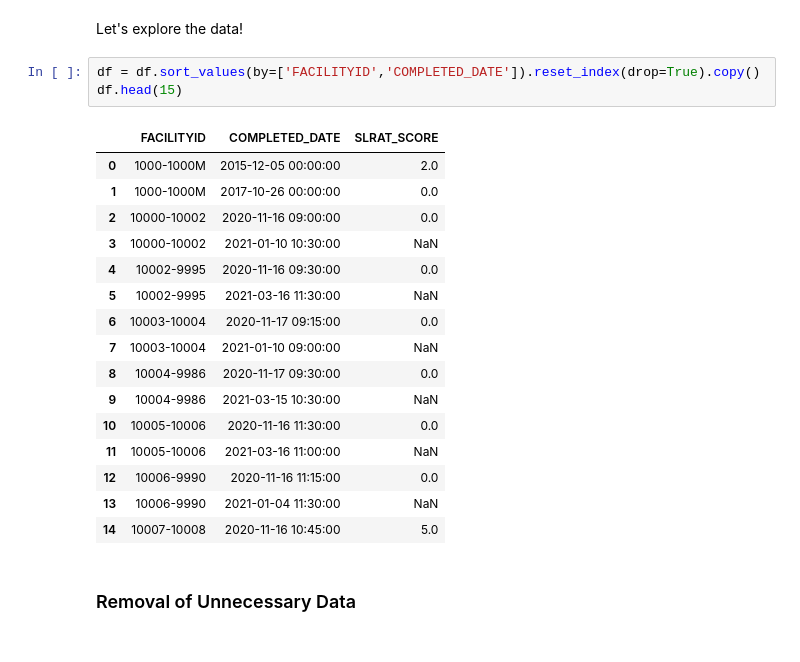
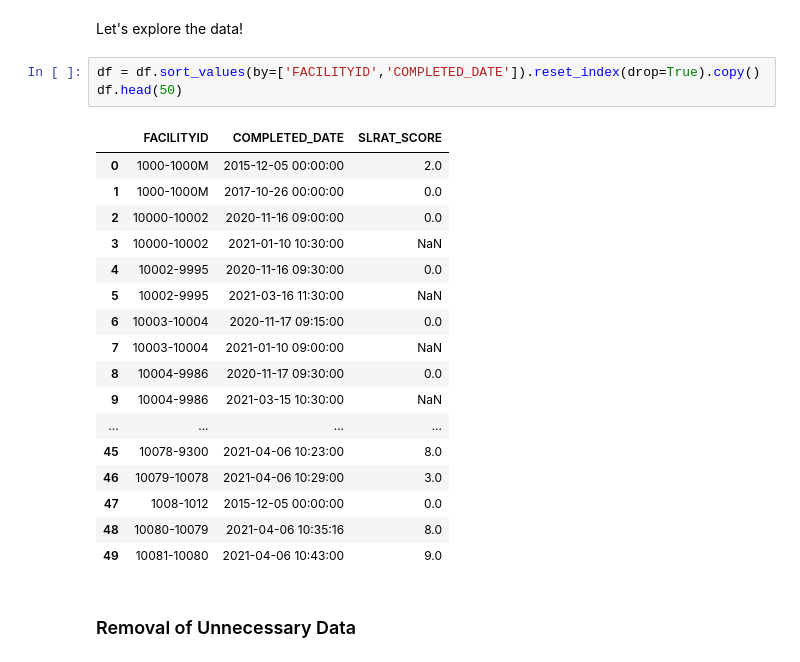
Before and after one commit to sophiasarica/ML-SL-RAT-Score-Prediction-Project, a Jupyter notebook: SL_RAT_EDA.ipynb, the cells around one changed output. Cells and saved outputs as stored; diff of their text form.

```diff
--- a/SL_RAT_EDA.ipynb
+++ b/SL_RAT_EDA.ipynb
@@ -102,24 +102,25 @@ memory usage: 792.5+ KB
 Let's explore the data!
 # %%
 df = df.sort_values(by=['FACILITYID','COMPLETED_DATE']).reset_index(drop=True).copy()
-df.head(15)
+df.head(50)
 # %% [output]
 |  | FACILITYID | COMPLETED_DATE | SLRAT_SCORE |
 | 0 | 1000-1000M | 2015-12-05 00:00:00 | 2.0 |
 | 1 | 1000-1000M | 2017-10-26 00:00:00 | 0.0 |
 | 2 | 10000-10002 | 2020-11-16 09:00:00 | 0.0 |
 | 3 | 10000-10002 | 2021-01-10 10:30:00 | NaN |
 | 4 | 10002-9995 | 2020-11-16 09:30:00 | 0.0 |
 | 5 | 10002-9995 | 2021-03-16 11:30:00 | NaN |
 | 6 | 10003-10004 | 2020-11-17 09:15:00 | 0.0 |
 | 7 | 10003-10004 | 2021-01-10 09:00:00 | NaN |
 | 8 | 10004-9986 | 2020-11-17 09:30:00 | 0.0 |
 | 9 | 10004-9986 | 2021-03-15 10:30:00 | NaN |
-| 10 | 10005-10006 | 2020-11-16 11:30:00 | 0.0 |
-| 11 | 10005-10006 | 2021-03-16 11:00:00 | NaN |
-| 12 | 10006-9990 | 2020-11-16 11:15:00 | 0.0 |
-| 13 | 10006-9990 | 2021-01-04 11:30:00 | NaN |
-| 14 | 10007-10008 | 2020-11-16 10:45:00 | 5.0 |
+| ... | ... | ... | ... |
+| 45 | 10078-9300 | 2021-04-06 10:23:00 | 8.0 |
+| 46 | 10079-10078 | 2021-04-06 10:29:00 | 3.0 |
+| 47 | 1008-1012 | 2015-12-05 00:00:00 | 0.0 |
+| 48 | 10080-10079 | 2021-04-06 10:35:16 | 8.0 |
+| 49 | 10081-10080 | 2021-04-06 10:43:00 | 9.0 |
 # %% [markdown]
 ### Removal of Unnecessary Data
 # %% [markdown]
```
Also changed, not shown: parts of 2 cells of this notebook, 3 other files.
